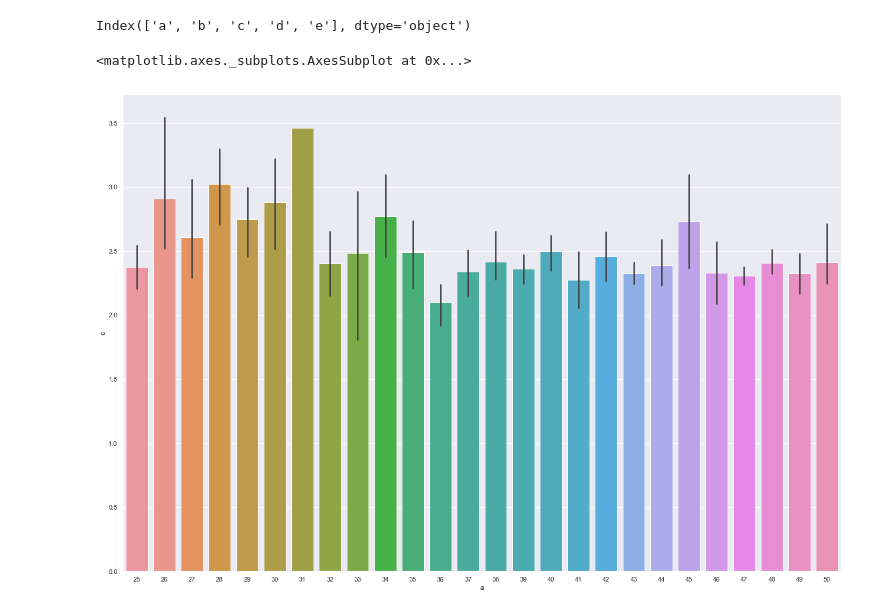
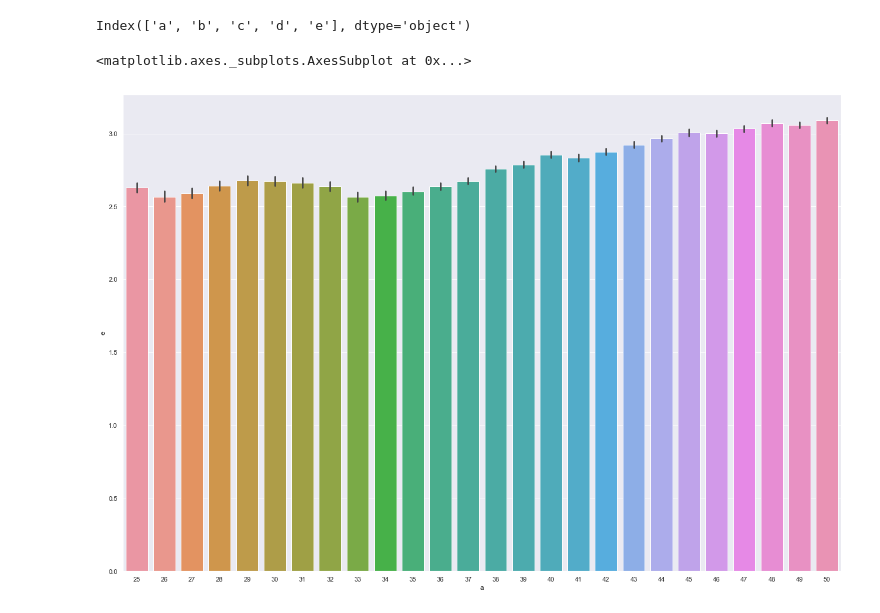
Before and after one commit to suhail511/employee-schedule, a Jupyter notebook: Seaborn Graphs.ipynb, the cells around one changed output. Drawn from its saved outputs; the diff is of its cells as text; code cells hidden in the pictures.

```diff
--- a/Seaborn Graphs.ipynb
+++ b/Seaborn Graphs.ipynb
@@ -16,10 +18,10 @@ Index(['a', 'b', 'c', 'd', 'e'], dtype='object')
 # %%
 sns.set(rc={'figure.figsize':(22,15)})
 # %%
-sns.barplot(x='a', y='c', data=df,)
+sns.barplot(x='a', y='e', data=df,)
 # %% [output]
 <matplotlib.axes._subplots.AxesSubplot at 0x...>
-[figure, old version]
+[figure, new version]
 # %%
 sns.barplot(x='b', y='c', data=df,
 #             estimator=sum,
```
Also changed, not shown: parts of 10 cells of this notebook, 3 other files.
